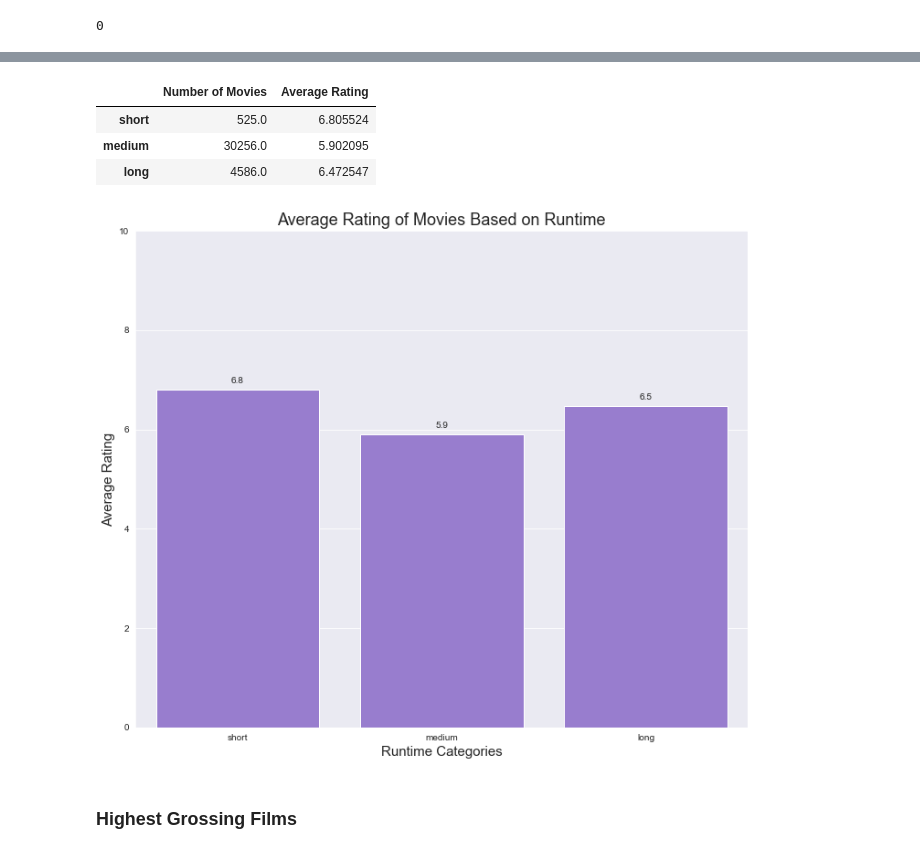
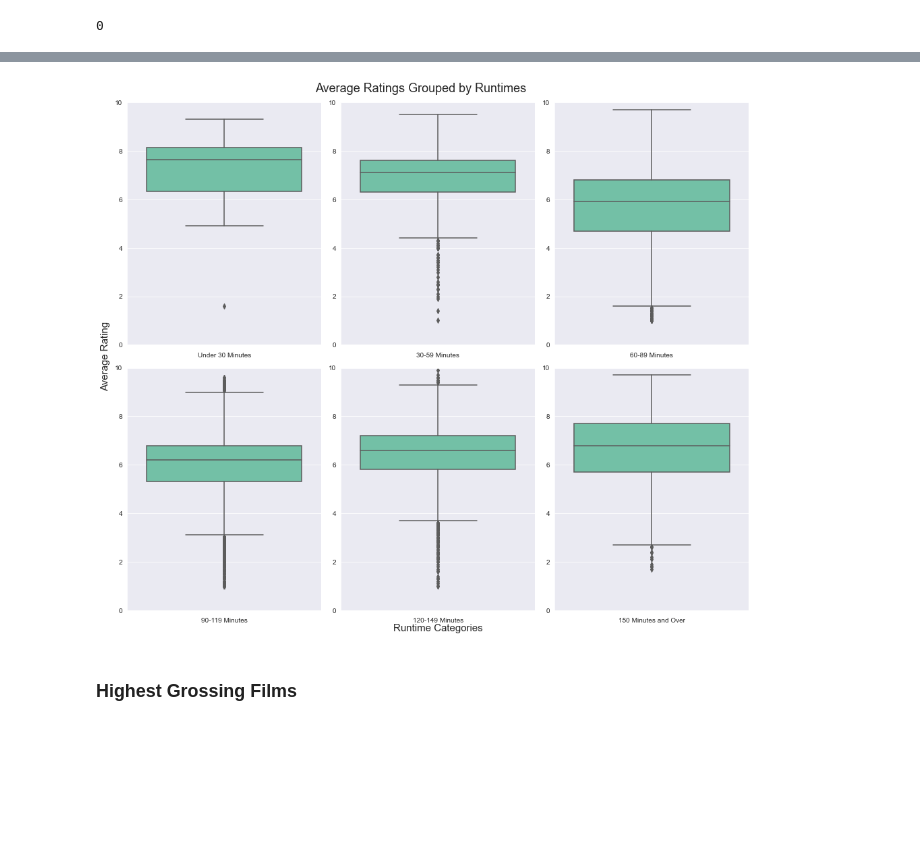
Before and after one commit to toscatle/movie_data_analysis, a Jupyter notebook: movie_data_analysis.ipynb, the cells around one changed output, grey strips where cells are left out. Drawn from its saved outputs; the diff is of its cells as text; code cells hidden in the pictures; blank space fills up the shorter version.

```diff
--- a/movie_data_analysis.ipynb
+++ b/movie_data_analysis.ipynb
@@ -469,30 +502,49 @@ runtime_df = pd.DataFrame(movie_details).T
-# %%
-runtime_df
-# %% [output]
-|  | Number of Movies | Average Rating |
-| short | 525.0 | 6.805524 |
-| medium | 30256.0 | 5.902095 |
-| long | 4586.0 | 6.472547 |
-# %%
-#scatter plot to see correlation between runtime and average rating
-plt.figure(figsize=(12, 10))
-sns.set_style('darkgrid')
-
-plot = sns.barplot(x=runtime_df.index, y='Average Rating', data=runtime_df, color='mediumpurple')
-
-for p in plot.patches:
-    plot.annotate(format(p.get_height(), '.1f'),
-                   (p.get_x() + p.get_width() / 2., p.get_height()),
-                   ha = 'center', va = 'center',
-                   xytext = (0, 9),
-                   textcoords = 'offset points')
-
-plot.set(ylim=(0,10))
-plt.xlabel('Runtime Categories', size=15)
-plt.ylabel('Average Rating', size=15)
-plt.title('Average Rating of Movies Based on Runtime', size=18)
-plt.show()
-# %% [output]
-[figure, removed]
+# %%
+#creating separate datasets for visualization
+cat1 = imdb_run.loc[imdb_run['under30']==1]
+cat2 = imdb_run.loc[imdb_run['btw3060']==1]
+cat3 = imdb_run.loc[imdb_run['btw6090']==1]
+cat4 = imdb_run.loc[imdb_run['btw90120']==1]
+cat5 = imdb_run.loc[imdb_run['btw120150']==1]
+cat6 = imdb_run.loc[imdb_run['over150']==1]
+# %%
+#https://stackoverflow.com/questions/64512227/common-x-label-for-subplots
+sns.set_style('darkgrid')
+fig, axes = plt.subplots(nrows=2, ncols=3, figsize=(14,12))
+
+plot1 = sns.boxplot(x='under30', y='averagerating', data=cat1,
+                    ax=axes[0,0], color='mediumaquamarine')
+plot1.set(xlabel='Under 30 Minutes', xticklabels=[], ylabel= None, ylim=(0,10))
+
+plot2 = sns.boxplot(x='btw3060', y='averagerating', data=cat2,
+                    ax=axes[0,1], color='mediumaquamarine')
+plot2.set(xlabel='30-59 Minutes', xticklabels=[], ylabel= None, ylim= (0,10))
+
+plot3 = sns.boxplot(x='btw6090', y='averagerating', data=cat3,
+                    ax=axes[0,2], color='mediumaquamarine')
+plot3.set(xlabel='60-89 Minutes', xticklabels=[], ylabel= None, ylim=(0,10))
+
+plot4 = sns.boxplot(x='btw90120', y='averagerating', data=cat4,
+                    ax=axes[1,0], color='mediumaquamarine')
+plot4.set(xlabel='90-119 Minutes', xticklabels=[], ylabel= None, ylim=(0,10))
+
+plot5 = sns.boxplot(x='btw120150', y='averagerating', data=cat5,
+                    ax=axes[1,1], color='mediumaquamarine')
+plot5.set(xlabel='120-149 Minutes', xticklabels=[], ylabel= None, ylim=(0,10))
+
+plot6 = sns.boxplot(x='over150', y='averagerating', data=cat6,
+                    ax=axes[1,2], color='mediumaquamarine')
+plot6.set(xlabel='150 Minutes and Over', xticklabels=[], ylabel= None, ylim=(0,10))
+
+fig.suptitle('Average Ratings Grouped by Runtimes', size=18)
+fig.add_subplot(111, frameon= False)
+plt.tick_params(labelcolor='none', top= False, bottom= False, left= False, right= False)
+plt.grid(b= None)
+plt.xlabel('Runtime Categories', size=15)
+plt.ylabel('Average Rating', size=15)
+plt.tight_layout()
+plt.show()
+# %% [output]
+[figure, added]
 # %% [markdown]
 ### Highest Grossing Films
```
Also changed, not shown: parts of 74 cells of this notebook.
